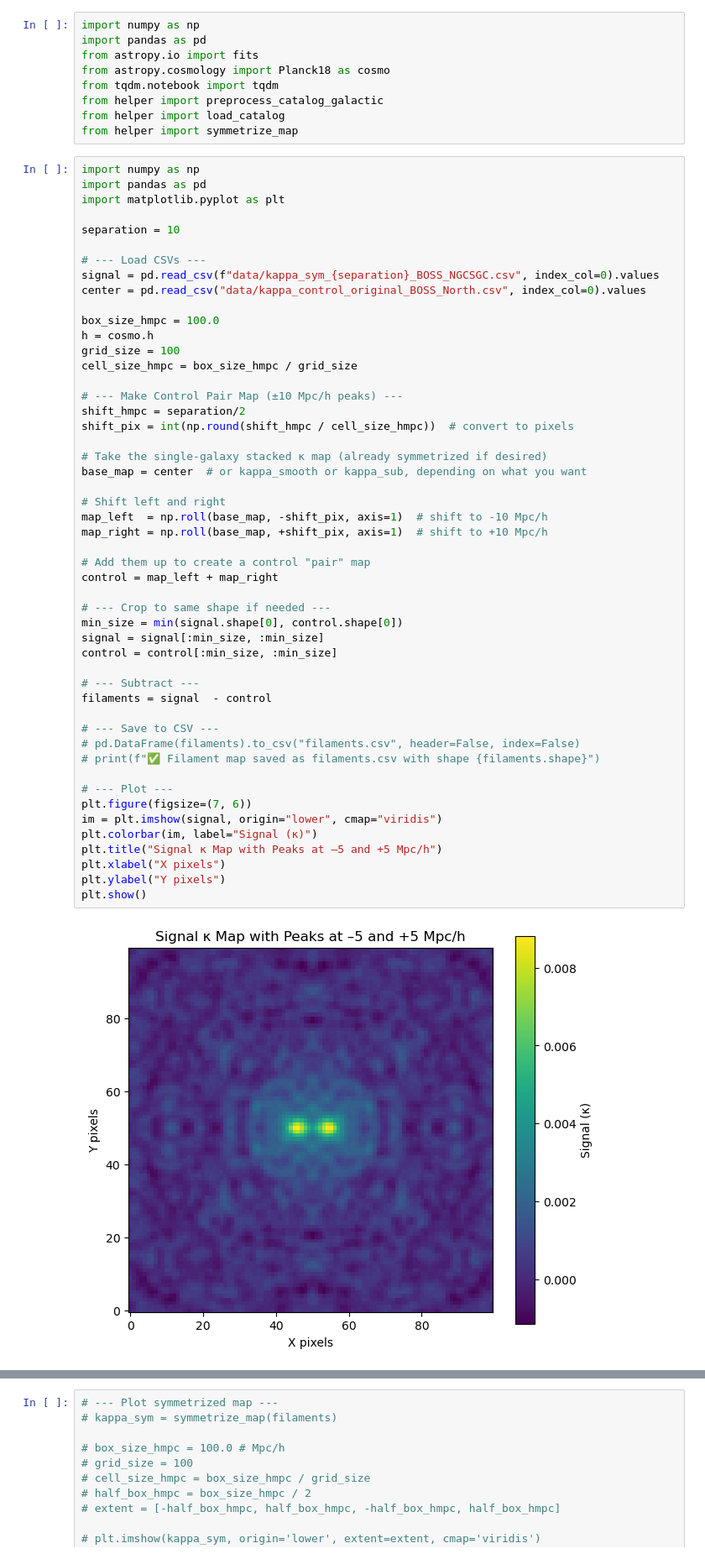
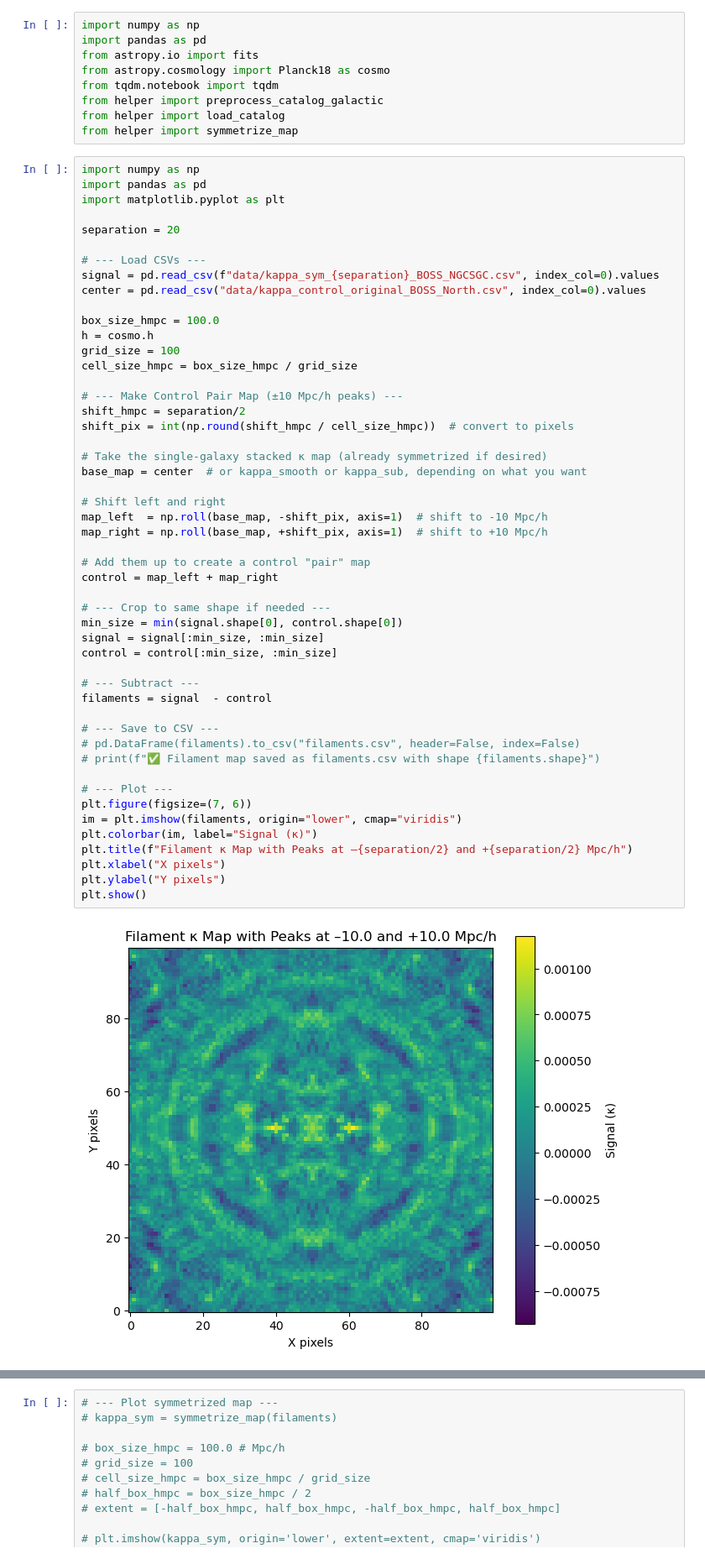
Before and after one commit to carolinewu327/astrophysics, a Jupyter notebook: subtracted_revealing_filaments.ipynb, the cells around one changed output, grey strips where cells are left out. Shown at 84% size. Cells and saved outputs as stored; diff of their text form.

```diff
--- a/subtracted_revealing_filaments.ipynb
+++ b/subtracted_revealing_filaments.ipynb
@@ -14,7 +14,7 @@ import numpy as np
 import pandas as pd
 import matplotlib.pyplot as plt
 
-separation = 10
+separation = 20
 
 # --- Load CSVs ---
 signal = pd.read_csv(f"data/kappa_sym_{separation}_BOSS_NGCSGC.csv", index_col=0).values
@@ -31,34 +31,34 @@ shift_pix = int(np.round(shift_hmpc / cell_size_hmpc))  # convert to pixels
 
 # Take the single-galaxy stacked κ map (already symmetrized if desired)
 base_map = center  # or kappa_smooth or kappa_sub, depending on what you want
 
 # Shift left and right
 map_left  = np.roll(base_map, -shift_pix, axis=1)  # shift to -10 Mpc/h
 map_right = np.roll(base_map, +shift_pix, axis=1)  # shift to +10 Mpc/h
 
 # Add them up to create a control "pair" map
 control = map_left + map_right
 
 # --- Crop to same shape if needed ---
 min_size = min(signal.shape[0], control.shape[0])
 signal = signal[:min_size, :min_size]
 control = control[:min_size, :min_size]
 
 # --- Subtract ---
 filaments = signal  - control
 
 # --- Save to CSV ---
 # pd.DataFrame(filaments).to_csv("filaments.csv", header=False, index=False)
 # print(f"✅ Filament map saved as filaments.csv with shape {filaments.shape}")
 
 # --- Plot ---
 plt.figure(figsize=(7, 6))
-im = plt.imshow(signal, origin="lower", cmap="viridis")
+im = plt.imshow(filaments, origin="lower", cmap="viridis")
 plt.colorbar(im, label="Signal (κ)")
-plt.title("Signal κ Map with Peaks at –5 and +5 Mpc/h")
+plt.title(f"Filament κ Map with Peaks at –{separation/2} and +{separation/2} Mpc/h")
 plt.xlabel("X pixels")
 plt.ylabel("Y pixels")
 plt.show()
 # %% [output]
-[figure, old version]
+[figure, new version]
 # %%
```
Also changed, not shown: parts of 2 cells of this notebook, 5 other files.
